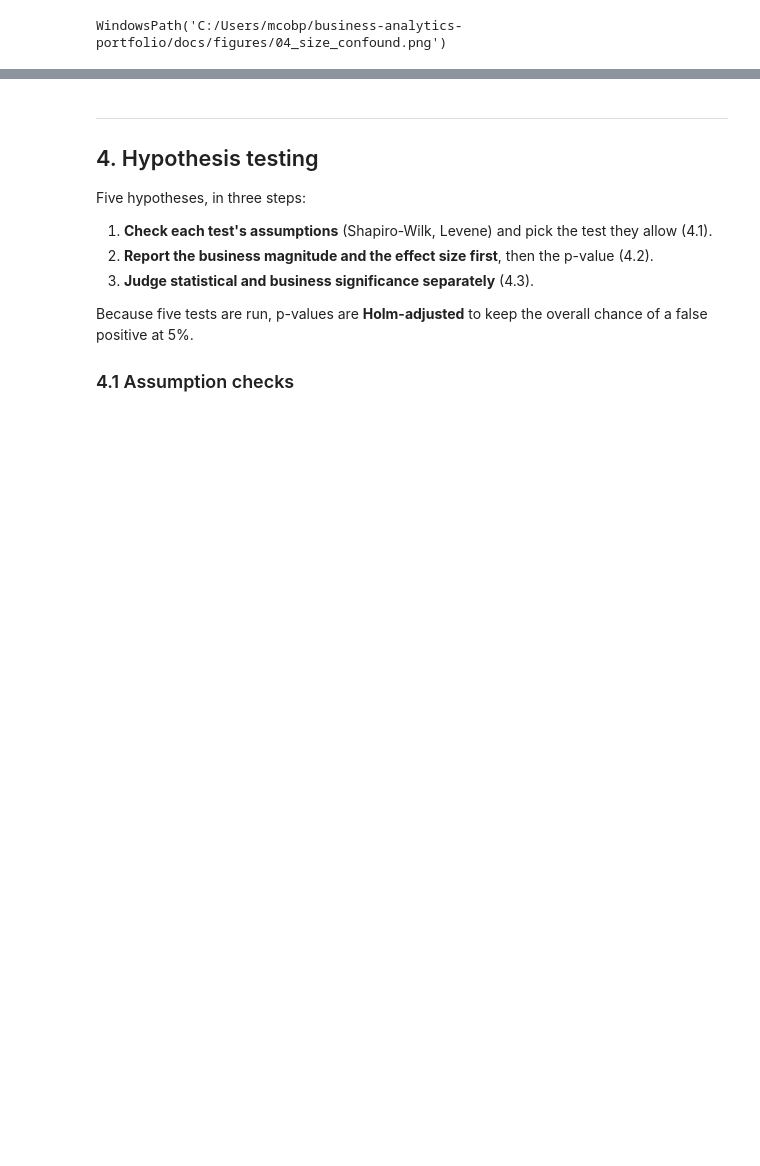
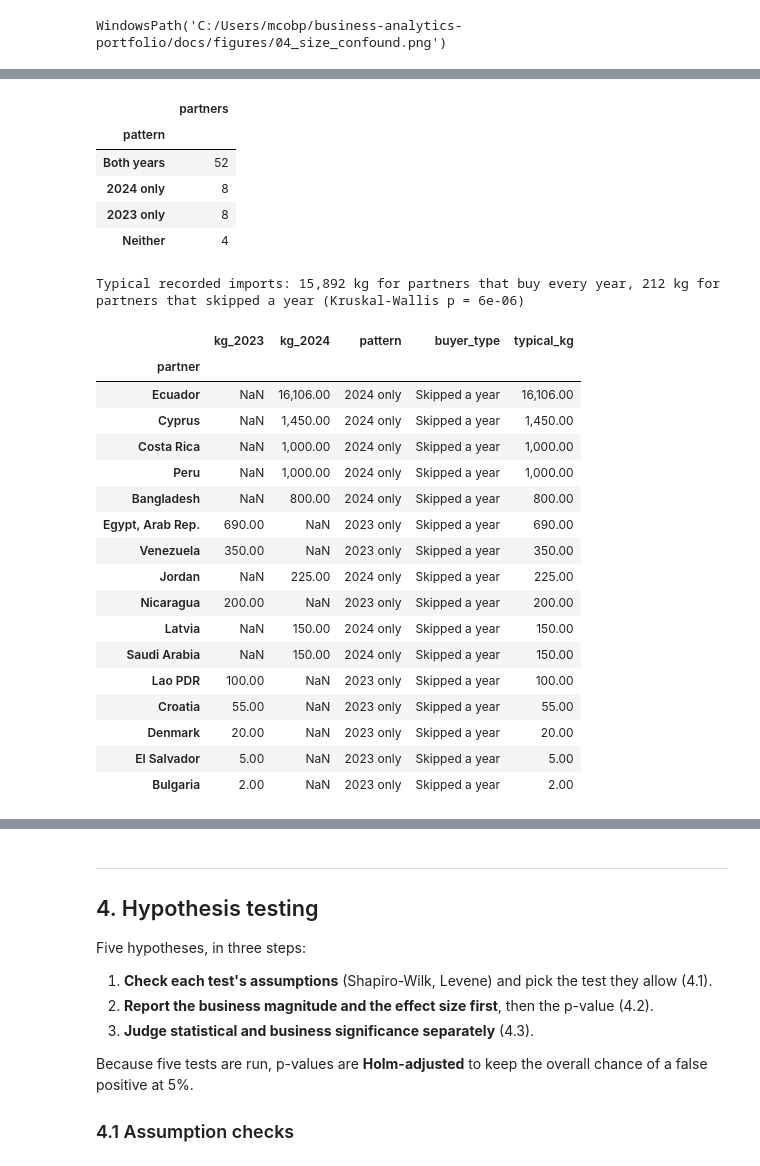
Before and after one commit to bolorbud-gif/business-analytics-portfolio, a Jupyter notebook: notebooks/02_eda_analysis.ipynb, the cells around one changed output, grey strips where cells are left out. Cells and saved outputs as stored; diff of their text form; code cells hidden in the pictures; blank space fills up the shorter version.

```diff
--- a/notebooks/02_eda_analysis.ipynb
+++ b/notebooks/02_eda_analysis.ipynb
@@ -395,0 +447,34 @@ WindowsPath('C:/Users/mcobp/business-analytics-portfolio/docs/figures/04_size_co
+# %%
+gaps = ex.import_year_pattern(panel, 2023, 2024)
+display(gaps["pattern"].value_counts().to_frame("partners"))
+skip = st.compare_groups(gaps, "typical_kg", "buyer_type", ["Every year", "Skipped a year"])
+print(f"Typical recorded imports: {skip['medians']['Every year']:,.0f} kg for partners that buy every year, "
+      f"{skip['medians']['Skipped a year']:,.0f} kg for partners that skipped a year "
+      f"(Kruskal-Wallis p = {skip['p']:.1g})")
+gaps[gaps["buyer_type"] == "Skipped a year"]
+# %% [output]
+|  | partners |
+| pattern |  |
+| Both years | 52 |
+| 2024 only | 8 |
+| 2023 only | 8 |
+| Neither | 4 |
+Typical recorded imports: 15,892 kg for partners that buy every year, 212 kg for partners that skipped a year (Kruskal-Wallis p = 6e-06)
+|  | kg_2023 | kg_2024 | pattern | buyer_type | typical_kg |
+| partner |  |  |  |  |  |
+| Ecuador | NaN | 16,106.00 | 2024 only | Skipped a year | 16,106.00 |
+| Cyprus | NaN | 1,450.00 | 2024 only | Skipped a year | 1,450.00 |
+| Costa Rica | NaN | 1,000.00 | 2024 only | Skipped a year | 1,000.00 |
+| Peru | NaN | 1,000.00 | 2024 only | Skipped a year | 1,000.00 |
+| Bangladesh | NaN | 800.00 | 2024 only | Skipped a year | 800.00 |
+| Egypt, Arab Rep. | 690.00 | NaN | 2023 only | Skipped a year | 690.00 |
+| Venezuela | 350.00 | NaN | 2023 only | Skipped a year | 350.00 |
+| Jordan | NaN | 225.00 | 2024 only | Skipped a year | 225.00 |
+| Nicaragua | 200.00 | NaN | 2023 only | Skipped a year | 200.00 |
+| Latvia | NaN | 150.00 | 2024 only | Skipped a year | 150.00 |
+| Saudi Arabia | NaN | 150.00 | 2024 only | Skipped a year | 150.00 |
+| Lao PDR | 100.00 | NaN | 2023 only | Skipped a year | 100.00 |
+| Croatia | 55.00 | NaN | 2023 only | Skipped a year | 55.00 |
+| Denmark | 20.00 | NaN | 2023 only | Skipped a year | 20.00 |
+| El Salvador | 5.00 | NaN | 2023 only | Skipped a year | 5.00 |
+| Bulgaria | 2.00 | NaN | 2023 only | Skipped a year | 2.00 |
```
Also changed, not shown: parts of 14 cells of this notebook, 11 other files.
